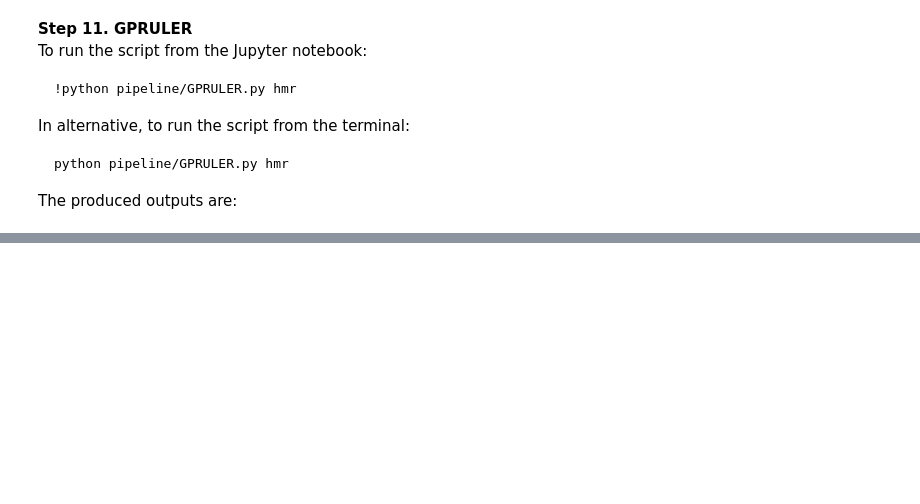
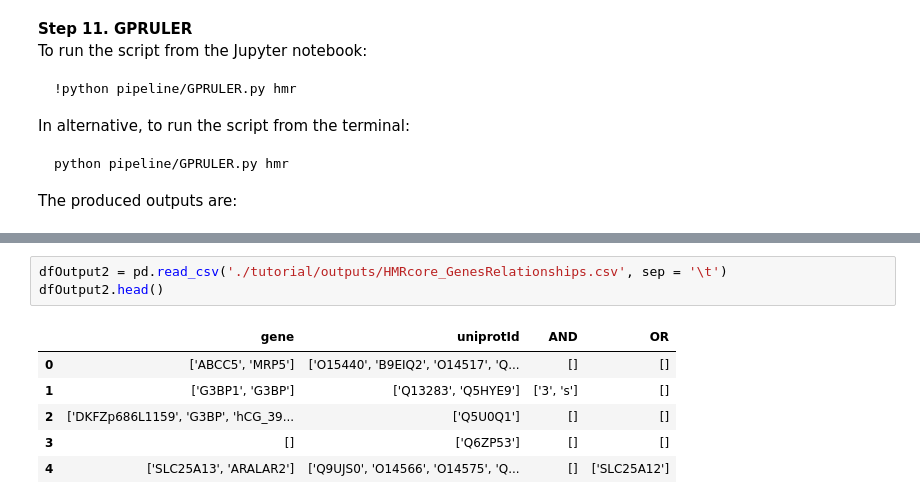
Before and after one commit to qLSLab/GPRuler, a Jupyter notebook: Tutorial_GPRuler_fromSBML.ipynb, the cells around one changed output, grey strips where cells are left out. Saved outputs shown, nothing was run; the diff lists cells and outputs as text; blank space fills up the shorter version.

Commit message:
update tutorial

```diff
--- a/Tutorial_GPRuler_fromSBML.ipynb
+++ b/Tutorial_GPRuler_fromSBML.ipynb
@@ -347,0 +359,10 @@ The produced outputs are:
+# %%
+dfOutput2 = pd.read_csv('./tutorial/outputs/HMRcore_GenesRelationships.csv', sep = '\t')
+dfOutput2.head()
+# %% [output]
+|  | gene | uniprotId | AND | OR |
+| 0 | ['ABCC5', 'MRP5'] | ['O15440', 'B9EIQ2', 'O14517', 'Q... | [] | [] |
+| 1 | ['G3BP1', 'G3BP'] | ['Q13283', 'Q5HYE9'] | ['3', 's'] | [] |
+| 2 | ['DKFZp686L1159', 'G3BP', 'hCG_39... | ['Q5U0Q1'] | [] | [] |
+| 3 | [] | ['Q6ZP53'] | [] | [] |
+| 4 | ['SLC25A13', 'ARALAR2'] | ['Q9UJS0', 'O14566', 'O14575', 'Q... | [] | ['SLC25A12'] |
```
Also changed, not shown: parts of 6 cells of this notebook.
